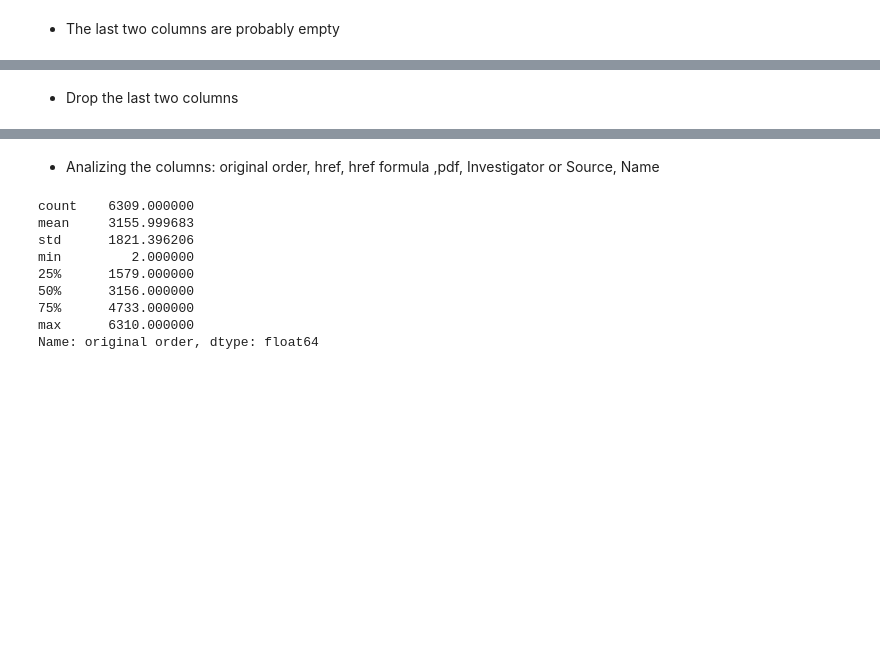
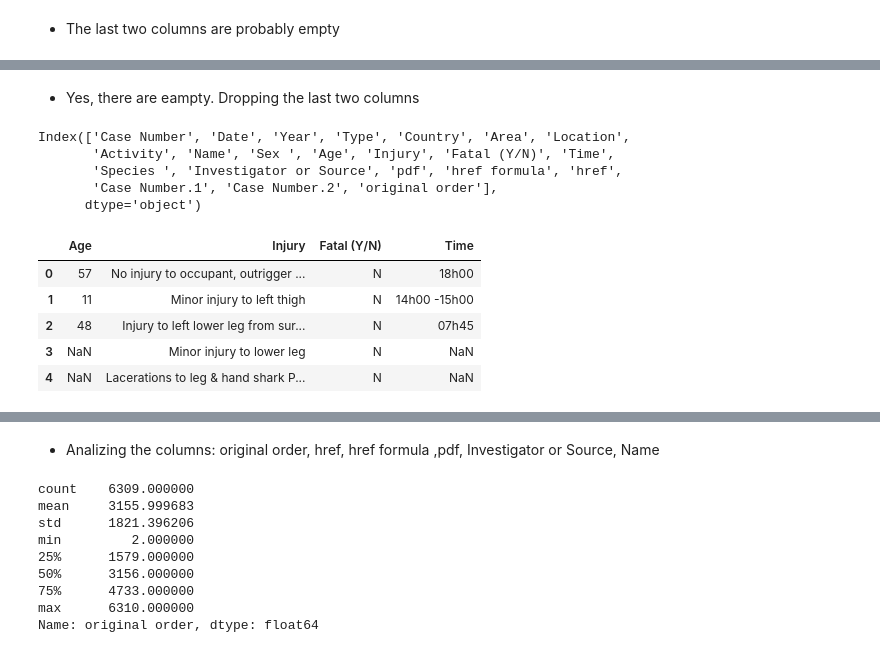
Before and after one commit to yuvtorres/data-cleaning-pandas, a Jupyter notebook: the_code/clean.ipynb, the cells around one changed output, grey strips where cells are left out. Cells and saved outputs as stored; diff of their text form; code cells hidden in the pictures; blank space fills up the shorter version.

```diff
--- a/the_code/clean.ipynb
+++ b/the_code/clean.ipynb
@@ -59,5 +67,22 @@ Teramo             1
 Name: Unnamed: 23, dtype: int64
 # %% [markdown]
-- Drop the last two columns
+- Yes, there are eampty. Dropping the last two columns
 # %%
 df=df.drop(["Unnamed: 22", "Unnamed: 23"],axis=1)
+# %%
+# Some columns were missing from the first head
+print(df.columns)
+# the columns that were missing.
+df[['Age', 'Injury', 'Fatal (Y/N)', 'Time']].head()
+# %% [output]
+Index(['Case Number', 'Date', 'Year', 'Type', 'Country', 'Area', 'Location',
+       'Activity', 'Name', 'Sex ', 'Age', 'Injury', 'Fatal (Y/N)', 'Time',
+       'Species ', 'Investigator or Source', 'pdf', 'href formula', 'href',
+       'Case Number.1', 'Case Number.2', 'original order'],
+      dtype='object')
+|  | Age | Injury | Fatal (Y/N) | Time |
+| 0 | 57 | No injury to occupant, outrigger ... | N | 18h00 |
+| 1 | 11 | Minor injury to left thigh | N | 14h00 -15h00 |
+| 2 | 48 | Injury to left lower leg from sur... | N | 07h45 |
+| 3 | NaN | Minor injury to lower leg | N | NaN |
+| 4 | NaN | Lacerations to leg & hand shark P... | N | NaN |
```
Also changed, not shown: parts of 17 cells of this notebook, 1 other file.
